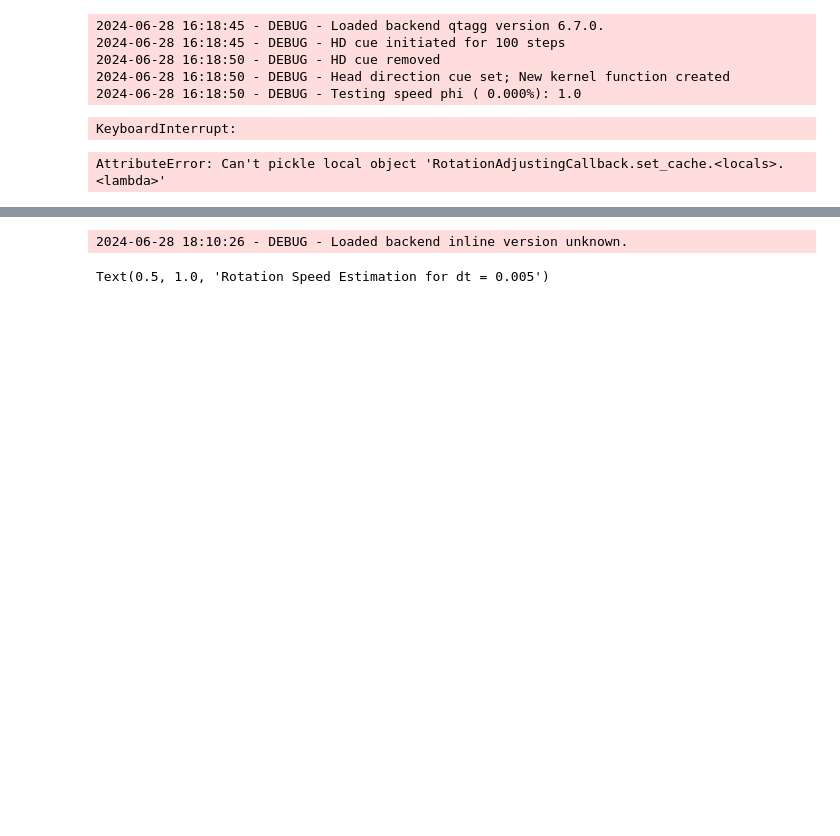
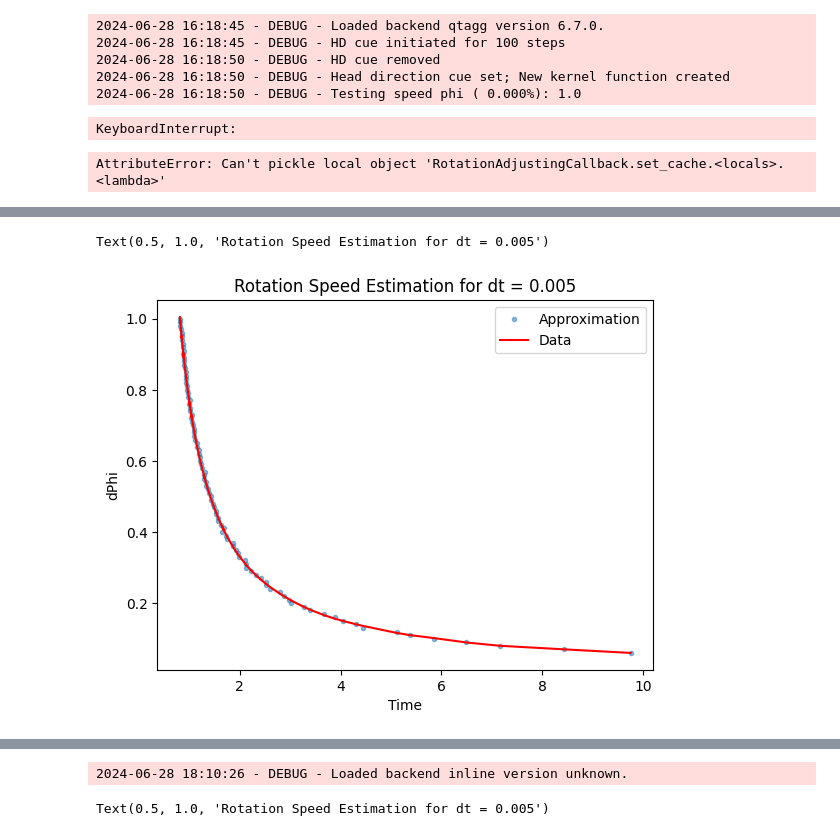
Before and after one commit to 1101AlexZab1011/SpatialMemory, a Jupyter notebook: dev/hd_pseudoattr_fit_speed_function.ipynb, the cells around one changed output, grey strips where cells are left out. Drawn from its saved outputs; the diff is of its cells as text; code cells hidden in the pictures; blank space fills up the shorter version.

```diff
--- a/dev/hd_pseudoattr_fit_speed_function.ipynb
+++ b/dev/hd_pseudoattr_fit_speed_function.ipynb
@@ -966,0 +1053,19 @@ plt.plot(vals)
+# %%
+%matplotlib inline
+phi = np.array(list(speed_dynamics.cache.rotation_log.keys()))
+vals = speed_dynamics.cache.dynamics_params.dt*np.array([len(val.time) for val in speed_dynamics.cache.rotation_log.values()])
+
+poly_approx2 = PolyApproximation(order=12, window_size=15, threshold=3., accept_rate=.5)
+poly_approx2.fit(vals, phi)
+
+plt.plot(vals, phi, '.', alpha=.5)
+plt.plot(vals, poly_approx(vals), '-', color='r')
+
+plt.xlabel('Time')
+plt.ylabel('dPhi')
+plt.legend([
+    'Approximation',
+    'Data',
+])
+plt.title(f'Rotation Speed Estimation for dt = {speed_dynamics.cache.dynamics_params.dt}')
+# %% [output]
@@ -966,0 +1073,2 @@ plt.plot(vals)
+Text(0.5, 1.0, 'Rotation Speed Estimation for dt = 0.005')
+[figure, added]
```
Also changed, not shown: parts of 11 cells of this notebook.
